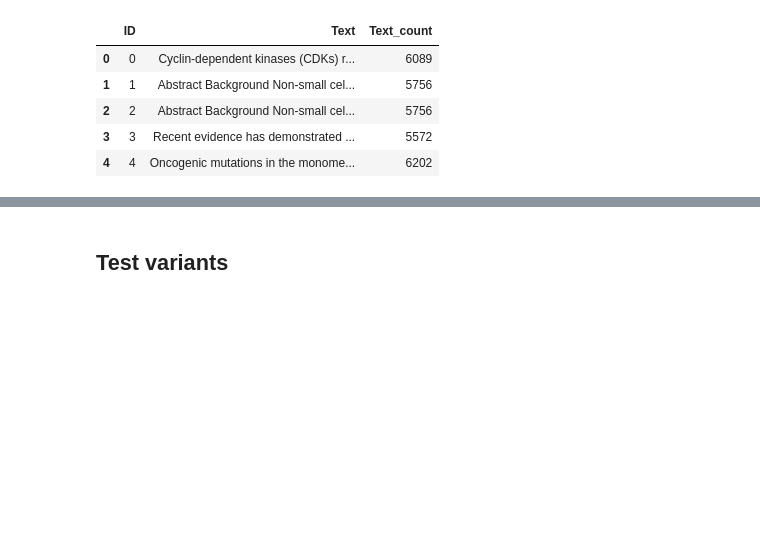
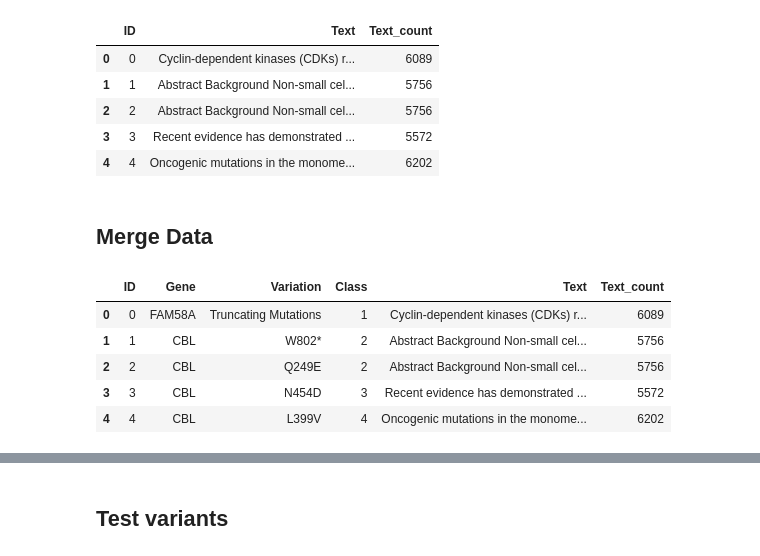
Before and after one commit to Chabname/RAPMC, a Jupyter notebook: notebook/data_analysis.ipynb, the cells around one changed output, grey strips where cells are left out. Cells and saved outputs as stored; diff of their text form; code cells hidden in the pictures; blank space fills up the shorter version.

```diff
--- a/notebook/data_analysis.ipynb
+++ b/notebook/data_analysis.ipynb
@@ -208,3 +210,15 @@ count_text .head()
 | 2 | 2 | Abstract Background Non-small cel... | 5756 |
 | 3 | 3 | Recent evidence has demonstrated ... | 5572 |
 | 4 | 4 | Oncogenic mutations in the monome... | 6202 |
+# %% [markdown]
+## Merge Data
+# %%
+df_merge = pd.merge(train_variants,count_text, on="ID",how="left")
+df_merge.head()
+# %% [output]
+|  | ID | Gene | Variation | Class | Text | Text_count |
+| 0 | 0 | FAM58A | Truncating Mutations | 1 | Cyclin-dependent kinases (CDKs) r... | 6089 |
+| 1 | 1 | CBL | W802* | 2 | Abstract Background Non-small cel... | 5756 |
+| 2 | 2 | CBL | Q249E | 2 | Abstract Background Non-small cel... | 5756 |
+| 3 | 3 | CBL | N454D | 3 | Recent evidence has demonstrated ... | 5572 |
+| 4 | 4 | CBL | L399V | 4 | Oncogenic mutations in the monome... | 6202 |
```
Also changed, not shown: parts of 13 cells of this notebook.
